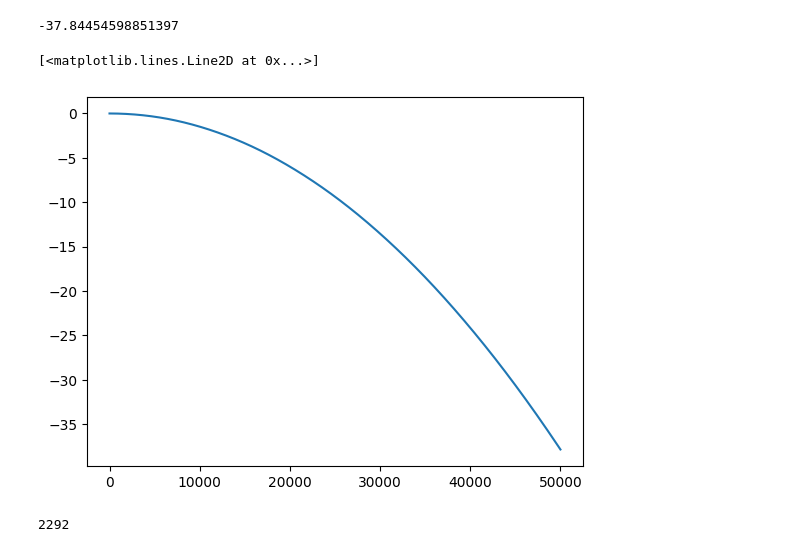
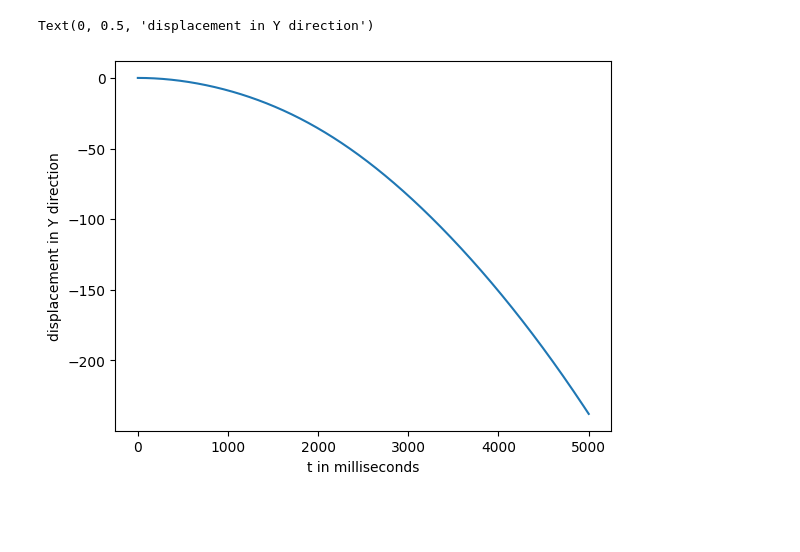
Before and after one commit to lyrickhare/Launcher-Profile, a Jupyter notebook: testingNew/anglelaunch.ipynb, the cells around one changed output. Saved outputs shown, nothing was run; the diff lists cells and outputs as text; code cells hidden in the pictures; blank space fills up the shorter version.

```diff
--- a/testingNew/anglelaunch.ipynb
+++ b/testingNew/anglelaunch.ipynb
@@ -154,8 +172,11 @@ Text(0, 0.5, 'alpha-beta in degree')
 # %%
 s = [0]
 for i in range(0,len(V)):
-    s.append(s[i]+V[i][1]*0.0001)
+    s.append(s[i]+V[i][1]*DT)
-# %%
-s[len(V)]
-# %% [output]
--37.84454598851397
+# %%
+plt.plot(s)
+plt.xlabel("t in milliseconds")
+plt.ylabel("displacement in Y direction")
+# %% [output]
+Text(0, 0.5, 'displacement in Y direction')
+[figure, added]
@@ -162,5 +187,2 @@ s[len(V)]
 # %%
-plt.plot(s)
+# plt.plot(sh, s)
-# %% [output]
-[<matplotlib.lines.Line2D at 0x...>]
-[figure, removed]
@@ -167,4 +193,2 @@ plt.plot(s)
 # %%
-np.argmax(bet[0:10000])
+# np.argmax(bet[0:10000])
-# %% [output]
-2292
```
Also changed, not shown: parts of 29 cells of this notebook.
